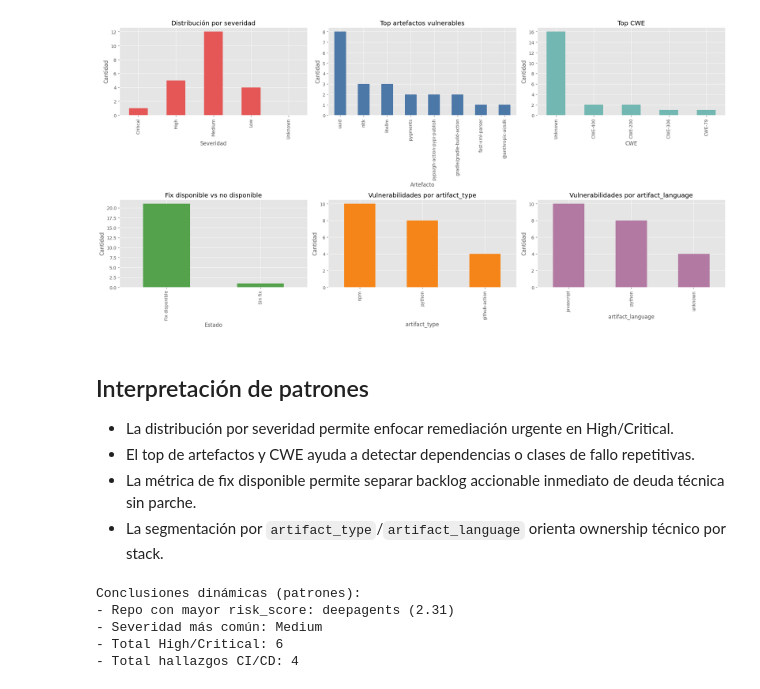
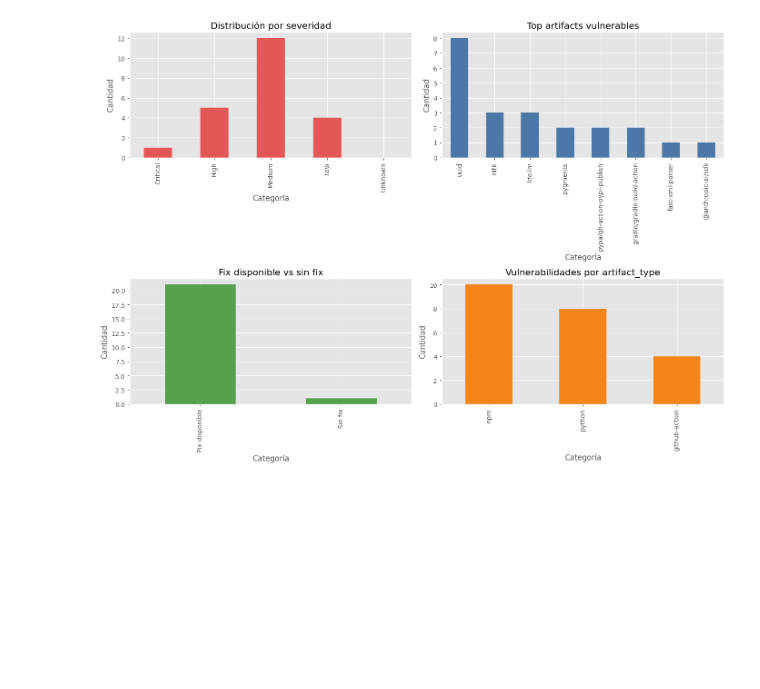
Before and after one commit to CristobalAlonso26/Proyecto_ciberseguridad, a Jupyter notebook: nbs/02_vulnerability_patterns.ipynb, the cells around one changed output. Cells and saved outputs as stored; diff of their text form; code cells hidden in the pictures; blank space fills up the shorter version.

```diff
--- a/nbs/02_vulnerability_patterns.ipynb
+++ b/nbs/02_vulnerability_patterns.ipynb
@@ -95,72 +122,17 @@ display(fix_counts.to_frame('count'))
 # %%
 plt.style.use('ggplot')
-fig, axes = plt.subplots(2, 3, figsize=(20, 10))
+fig, axes = plt.subplots(2, 2, figsize=(14, 10))
 
 severity_counts.plot(kind='bar', ax=axes[0, 0], color='#E45756', title='Distribución por severidad')
-axes[0, 0].set_xlabel('Severidad')
-axes[0, 0].set_ylabel('Cantidad')
+top_artifacts.plot(kind='bar', ax=axes[0, 1], color='#4C78A8', title='Top artifacts vulnerables')
+fix_counts.plot(kind='bar', ax=axes[1, 0], color='#54A24B', title='Fix disponible vs sin fix')
+by_type.plot(kind='bar', ax=axes[1, 1], color='#F58518', title='Vulnerabilidades por artifact_type')
 
-top_artifacts.plot(kind='bar', ax=axes[0, 1], color='#4C78A8', title='Top artefactos vulnerables')
-axes[0, 1].set_xlabel('Artefacto')
-axes[0, 1].set_ylabel('Cantidad')
-
-top_cwe.plot(kind='bar', ax=axes[0, 2], color='#72B7B2', title='Top CWE')
-axes[0, 2].set_xlabel('CWE')
-axes[0, 2].set_ylabel('Cantidad')
-
-fix_counts.plot(kind='bar', ax=axes[1, 0], color='#54A24B', title='Fix disponible vs no disponible')
-axes[1, 0].set_xlabel('Estado')
-axes[1, 0].set_ylabel('Cantidad')
-
-by_type.plot(kind='bar', ax=axes[1, 1], color='#F58518', title='Vulnerabilidades por artifact_type')
-axes[1, 1].set_xlabel('artifact_type')
-axes[1, 1].set_ylabel('Cantidad')
-
-by_language.plot(kind='bar', ax=axes[1, 2], color='#B279A2', title='Vulnerabilidades por artifact_language')
-axes[1, 2].set_xlabel('artifact_language')
-axes[1, 2].set_ylabel('Cantidad')
+for ax in axes.ravel():
+    ax.set_xlabel('Categoría')
+    ax.set_ylabel('Cantidad')
 
 plt.tight_layout()
 plt.show()
 # %% [output]
-[figure, old version]
+[figure, new version]
-# %% [markdown]
-## Interpretación de patrones
-
-- La distribución por severidad permite enfocar remediación urgente en High/Critical.
-- El top de artefactos y CWE ayuda a detectar dependencias o clases de fallo repetitivas.
-- La métrica de fix disponible permite separar backlog accionable inmediato de deuda técnica sin parche.
-- La segmentación por `artifact_type`/`artifact_language` orienta ownership técnico por stack.
-# %%
-repo_metrics = []
-for repo in analysis.get('repositories', []):
-    repo_metrics.append({
-        'name': repo.get('name', 'unknown'),
-        'risk_score': float(repo.get('metrics', {}).get('risk_score', 0.0) or 0.0),
-        'cicd_findings': int(repo.get('cicd', {}).get('total_findings', 0) or 0),
-    })
-
-df_repo_metrics = pd.DataFrame(repo_metrics)
-top_repo = 'N/A'
-top_risk = 0.0
-if not df_repo_metrics.empty:
-    df_repo_metrics = df_repo_metrics.sort_values('risk_score', ascending=False).reset_index(drop=True)
-    top_repo = str(df_repo_metrics.iloc[0].get('name', 'N/A'))
-    top_risk = float(df_repo_metrics.iloc[0].get('risk_score', 0.0) or 0.0)
-
-severity_counts_dyn = df_vulns['severity'].value_counts() if not df_vulns.empty else pd.Series(dtype='int64')
-most_common_severity = str(severity_counts_dyn.idxmax()) if not severity_counts_dyn.empty else 'Unknown'
-total_high_critical = int(severity_counts_dyn.get('High', 0) + severity_counts_dyn.get('Critical', 0))
-total_cicd = int(df_repo_metrics['cicd_findings'].sum()) if not df_repo_metrics.empty else 0
-
-print('Conclusiones dinámicas (patrones):')
-print(f'- Repo con mayor risk_score: {top_repo} ({top_risk:.2f})')
-print(f'- Severidad más común: {most_common_severity}')
-print(f'- Total High/Critical: {total_high_critical}')
-print(f'- Total hallazgos CI/CD: {total_cicd}')
-# %% [output]
-Conclusiones dinámicas (patrones):
-- Repo con mayor risk_score: deepagents (2.31)
-- Severidad más común: Medium
-- Total High/Critical: 6
-- Total hallazgos CI/CD: 4
```
Also changed, not shown: parts of 8 cells of this notebook, 2 other files.
